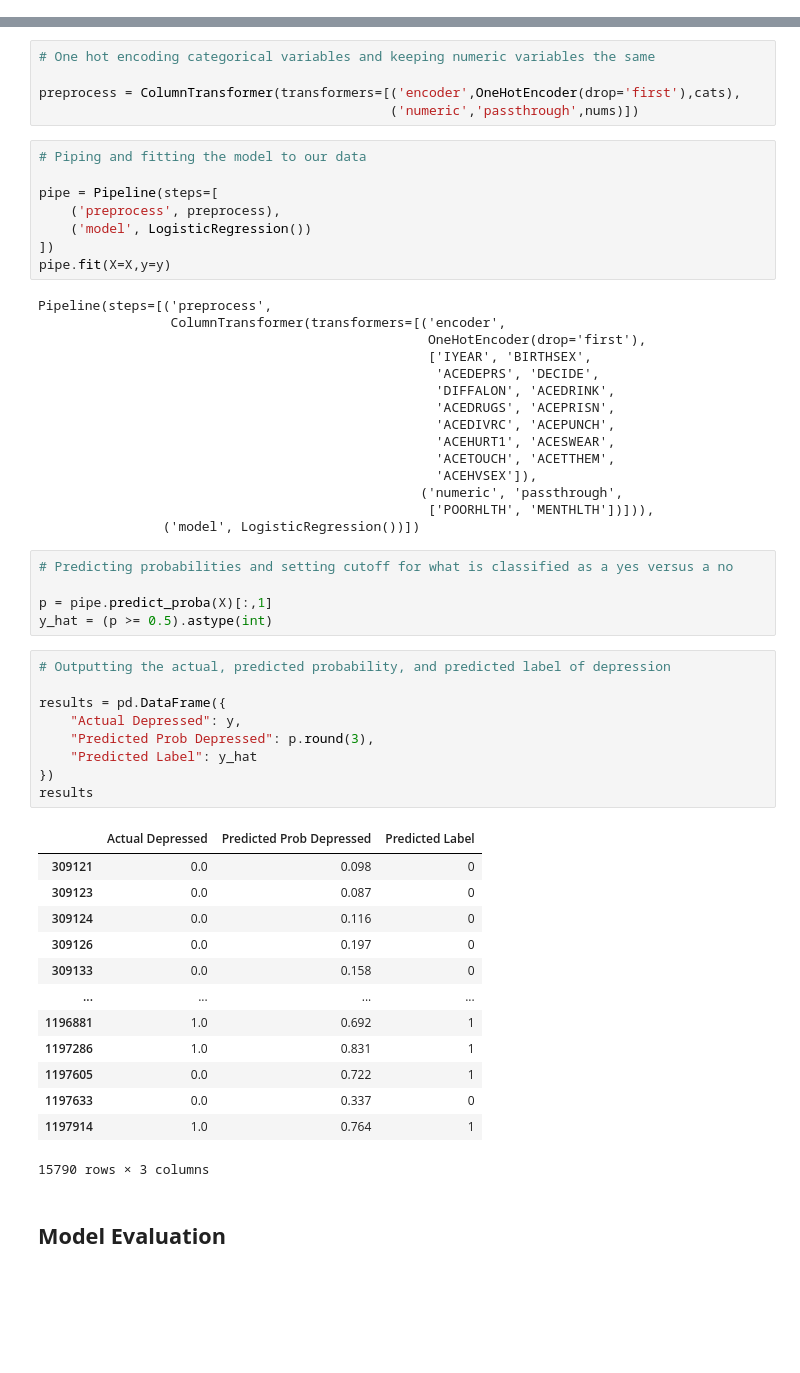
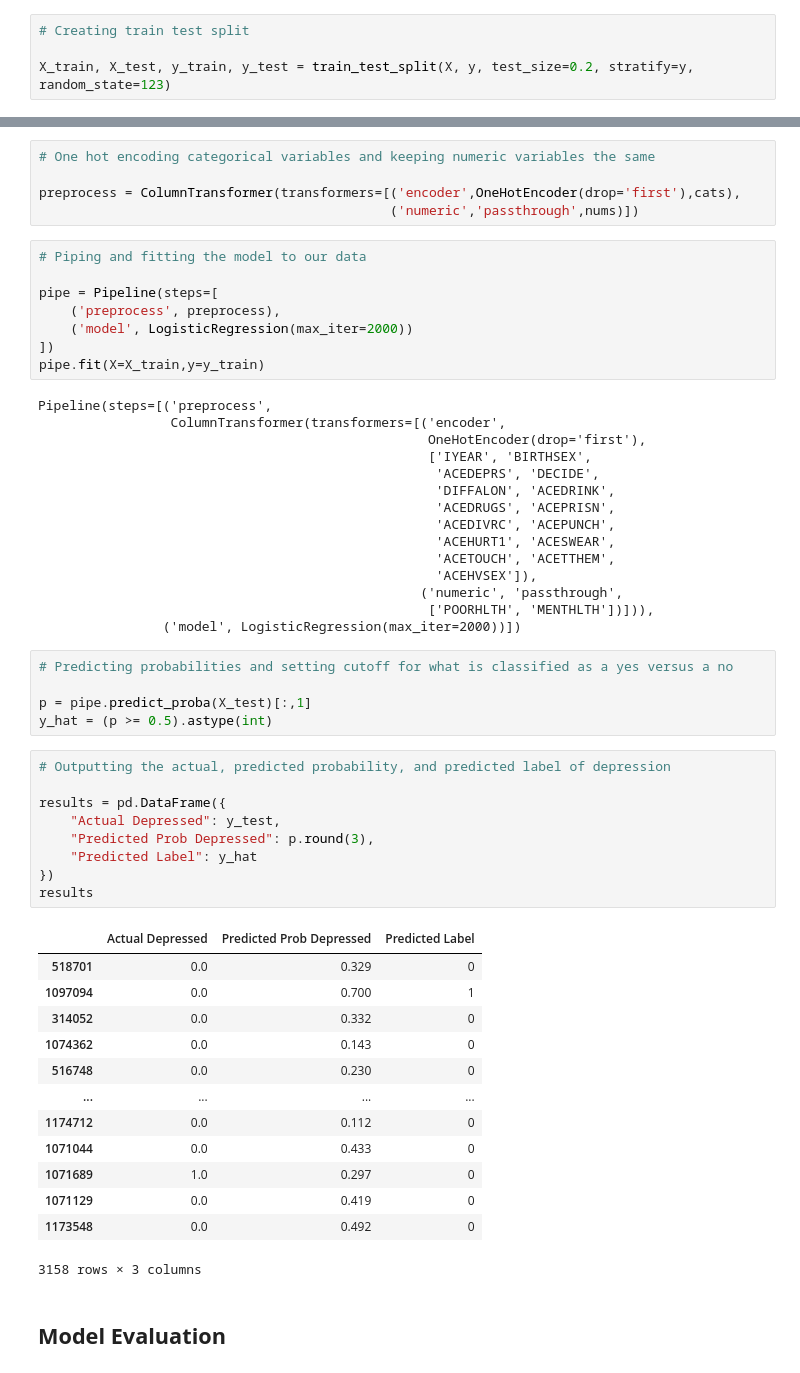
Before and after one commit to alojessica/ML-Healthdata-project, a Jupyter notebook: LogisticRegression/logit.ipynb, the cells around one changed output, grey strips where cells are left out. Cells and saved outputs as stored; diff of their text form; blank space fills up the shorter version.

Commit message:
add train test split to logit

```diff
--- a/LogisticRegression/logit.ipynb
+++ b/LogisticRegression/logit.ipynb
@@ -70,6 +63,10 @@ X = df[['BIRTHSEX', 'MENTHLTH', 'POORHLTH',
         'ACEDEPRS', 'ACEDRINK', 'ACEDRUGS','ACEPRISN',
         'ACEDIVRC', 'ACEPUNCH', 'ACEHURT1', 'ACESWEAR',
         'ACETOUCH','ACETTHEM', 'ACEHVSEX']]
+# %%
+# Creating train test split
+
+X_train, X_test, y_train, y_test = train_test_split(X, y, test_size=0.2, stratify=y, random_state=123)
 # %%
 # Separating numeric and categorical variables
 
@@ -137,9 +111,9 @@ preprocess = ColumnTransformer(transformers=[('encoder',OneHotEncoder(drop='firs
 
 pipe = Pipeline(steps=[
     ('preprocess', preprocess),
-    ('model', LogisticRegression())
+    ('model', LogisticRegression(max_iter=2000))
 ])
-pipe.fit(X=X,y=y)
+pipe.fit(X=X_train,y=y_train)
 # %% [output]
 Pipeline(steps=[('preprocess',
                  ColumnTransformer(transformers=[('encoder',
@@ -154,35 +128,35 @@ Pipeline(steps=[('preprocess',
                                                    'ACEHVSEX']),
                                                  ('numeric', 'passthrough',
                                                   ['POORHLTH', 'MENTHLTH'])])),
-                ('model', LogisticRegression())])
+                ('model', LogisticRegression(max_iter=2000))])
 # %%
 # Predicting probabilities and setting cutoff for what is classified as a yes versus a no
 
-p = pipe.predict_proba(X)[:,1]
+p = pipe.predict_proba(X_test)[:,1]
 y_hat = (p >= 0.5).astype(int)
 # %%
 # Outputting the actual, predicted probability, and predicted label of depression
 
 results = pd.DataFrame({
-    "Actual Depressed": y,
+    "Actual Depressed": y_test,
     "Predicted Prob Depressed": p.round(3),
     "Predicted Label": y_hat
 })
 results
 # %% [output]
 |  | Actual Depressed | Predicted Prob Depressed | Predicted Label |
-| 309121 | 0.0 | 0.098 | 0 |
-| 309123 | 0.0 | 0.087 | 0 |
-| 309124 | 0.0 | 0.116 | 0 |
-| 309126 | 0.0 | 0.197 | 0 |
-| 309133 | 0.0 | 0.158 | 0 |
+| 518701 | 0.0 | 0.329 | 0 |
+| 1097094 | 0.0 | 0.700 | 1 |
+| 314052 | 0.0 | 0.332 | 0 |
+| 1074362 | 0.0 | 0.143 | 0 |
+| 516748 | 0.0 | 0.230 | 0 |
 | ... | ... | ... | ... |
-| 1196881 | 1.0 | 0.692 | 1 |
-| 1197286 | 1.0 | 0.831 | 1 |
-| 1197605 | 0.0 | 0.722 | 1 |
-| 1197633 | 0.0 | 0.337 | 0 |
-| 1197914 | 1.0 | 0.764 | 1 |
+| 1174712 | 0.0 | 0.112 | 0 |
+| 1071044 | 0.0 | 0.433 | 0 |
+| 1071689 | 1.0 | 0.297 | 0 |
+| 1071129 | 0.0 | 0.419 | 0 |
+| 1173548 | 0.0 | 0.492 | 0 |
-15790 rows × 3 columns
+3158 rows × 3 columns
 # %% [markdown]
 ## **Model Evaluation**
 # %%
```
Also changed, not shown: parts of 4 cells of this notebook.
